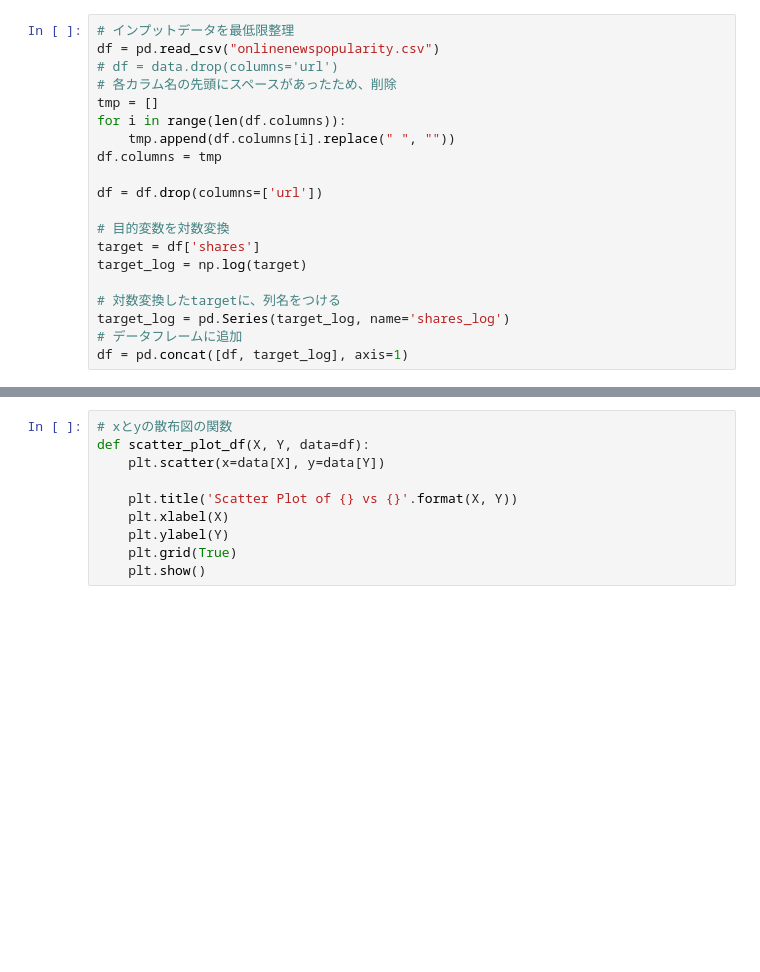
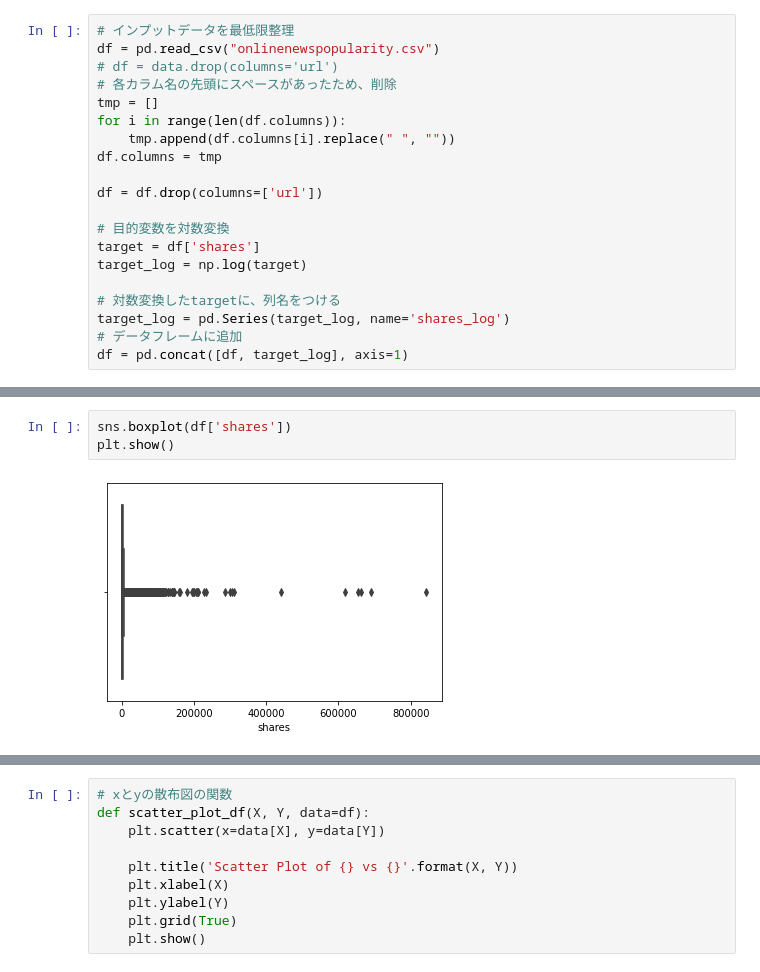
Before and after one commit to risingjiro/OnlineNews, a Jupyter notebook: analysis.ipynb, the cells around one changed output, grey strips where cells are left out. Drawn from its saved outputs; the diff is of its cells as text; blank space fills up the shorter version.

```diff
--- a/analysis.ipynb
+++ b/analysis.ipynb
@@ -73,0 +108,5 @@ channels
+# %%
+sns.boxplot(df['shares'])
+plt.show()
+# %% [output]
+[figure, added]
```
Also changed, not shown: parts of 11 cells of this notebook.
